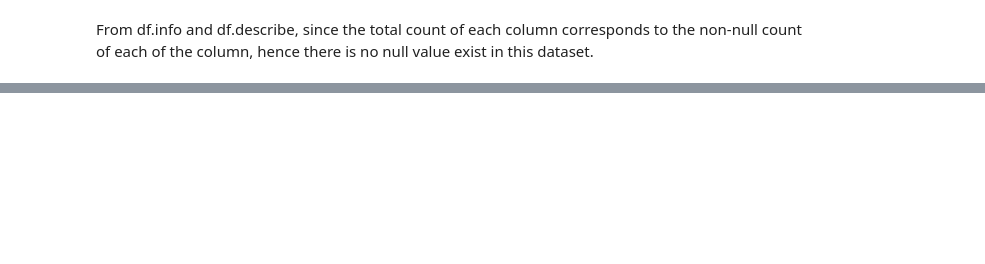
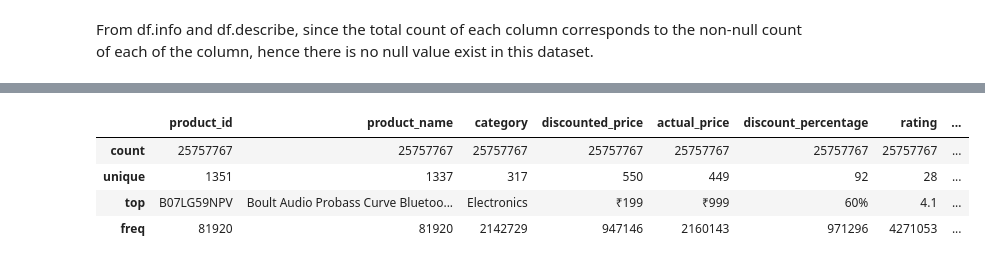
Before and after one commit to HSanny/ecomm_recommender, a Jupyter notebook: recommender.ipynb, the cells around one changed output, grey strips where cells are left out. Cells and saved outputs as stored; diff of their text form; code cells hidden in the pictures; blank space fills up the shorter version.

```diff
--- a/recommender.ipynb
+++ b/recommender.ipynb
@@ -101,0 +102,8 @@ df_exploded.head()
+# %%
+df_exploded.describe()
+# %% [output]
+|  | product_id | product_name | category | discounted_price | actual_price | discount_percentage | rating | ... |
+| count | 25757767 | 25757767 | 25757767 | 25757767 | 25757767 | 25757767 | 25757767 | ... |
+| unique | 1351 | 1337 | 317 | 550 | 449 | 92 | 28 | ... |
+| top | B07LG59NPV | Boult Audio Probass Curve Bluetoo... | Electronics | ₹199 | ₹999 | 60% | 4.1 | ... |
+| freq | 81920 | 81920 | 2142729 | 947146 | 2160143 | 971296 | 4271053 | ... |
```
Also changed, not shown: parts of 4 cells of this notebook.
